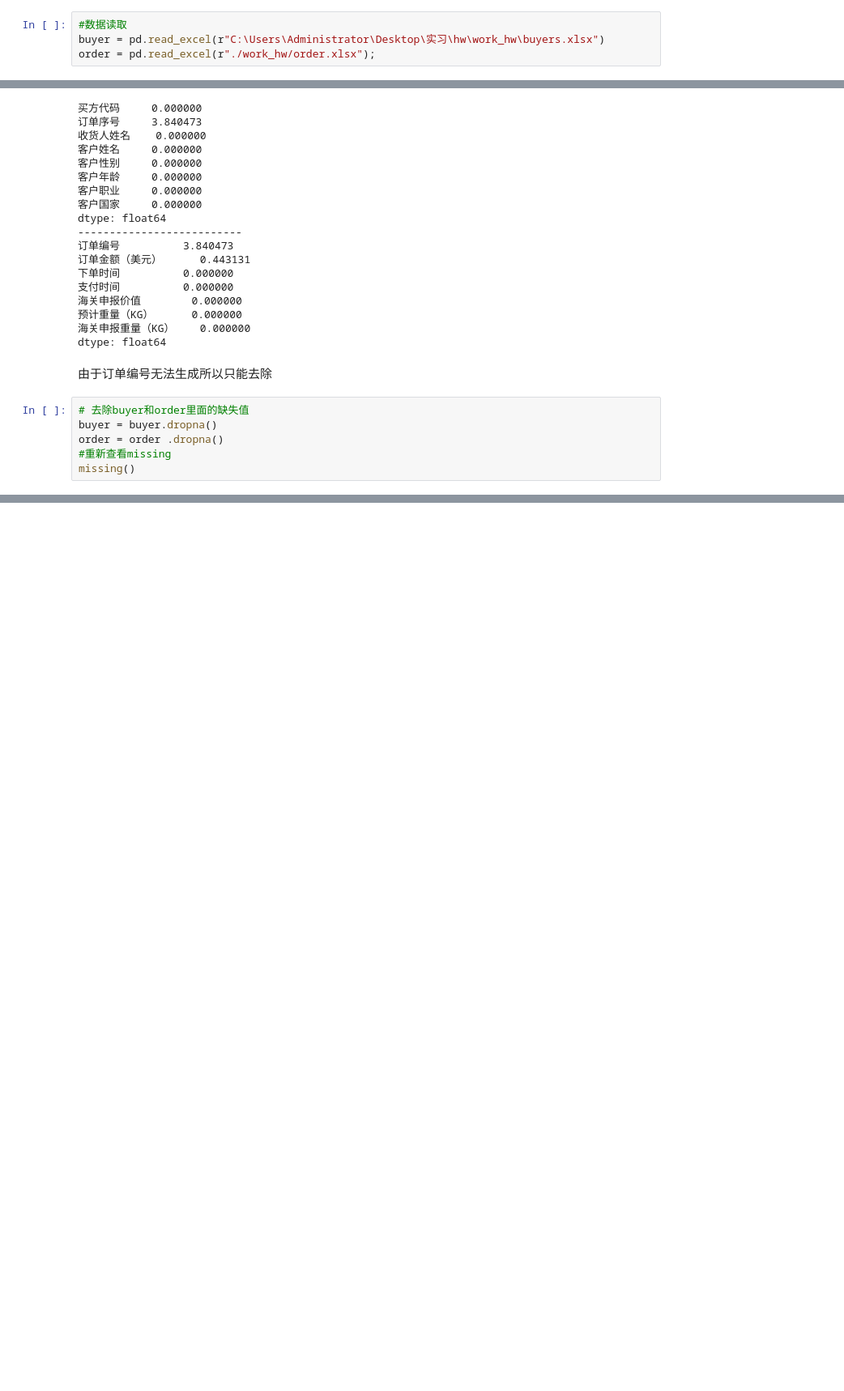
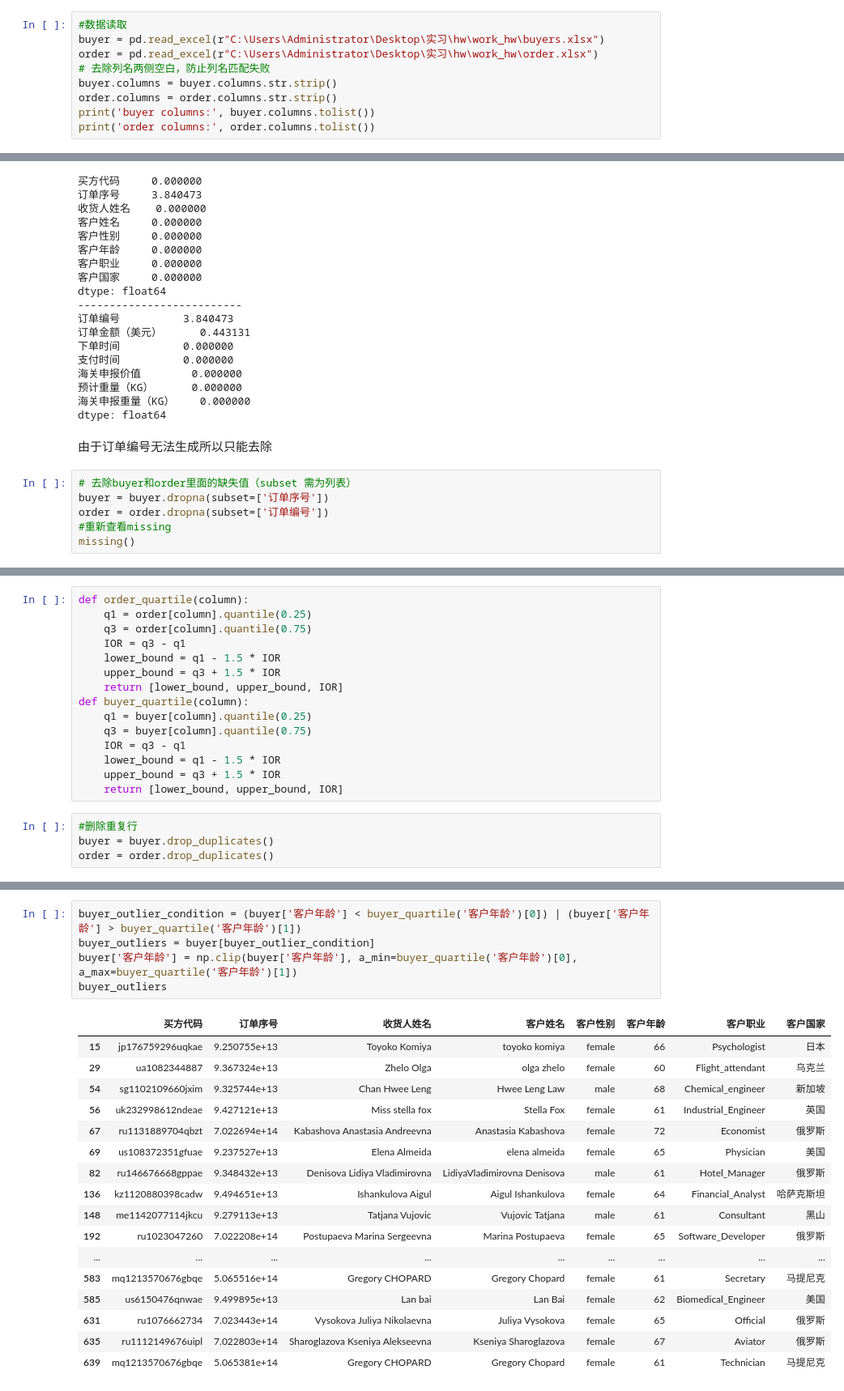
Before and after one commit to 55Curry/rfm_easy, a Jupyter notebook: hw01.ipynb, the cells around one changed output, grey strips where cells are left out. Shown at 81% size. Cells and saved outputs as stored; diff of their text form; blank space fills up the shorter version.

```diff
--- a/hw01.ipynb
+++ b/hw01.ipynb
@@ -5,4 +11,9 @@ import numpy as np
 # %%
 #数据读取
 buyer = pd.read_excel(r"C:\Users\Administrator\Desktop\实习\hw\work_hw\buyers.xlsx")
-order = pd.read_excel(r"./work_hw/order.xlsx");
+order = pd.read_excel(r"C:\Users\Administrator\Desktop\实习\hw\work_hw\order.xlsx")
+# 去除列名两侧空白，防止列名匹配失败
+buyer.columns = buyer.columns.str.strip()
+order.columns = order.columns.str.strip()
+print('buyer columns:', buyer.columns.tolist())
+print('order columns:', order.columns.tolist())
@@ -40,9 +99,9 @@ dtype: float64
 # %% [markdown]
 由于订单编号无法生成所以只能去除
 # %%
-# 去除buyer和order里面的缺失值
-buyer = buyer.dropna()
-order = order .dropna()
+# 去除buyer和order里面的缺失值（subset 需为列表）
+buyer = buyer.dropna(subset=['订单序号'])
+order = order.dropna(subset=['订单编号'])
 #重新查看missing
 missing()
 # %% [output]
@@ -92,0 +156,19 @@ dtype: float64
+# %%
+def order_quartile(column):
+    q1 = order[column].quantile(0.25)
+    q3 = order[column].quantile(0.75)
+    IOR = q3 - q1
+    lower_bound = q1 - 1.5 * IOR
+    upper_bound = q3 + 1.5 * IOR
+    return [lower_bound, upper_bound, IOR]
+def buyer_quartile(column):
+    q1 = buyer[column].quantile(0.25)
+    q3 = buyer[column].quantile(0.75)
+    IOR = q3 - q1
+    lower_bound = q1 - 1.5 * IOR
+    upper_bound = q3 + 1.5 * IOR
+    return [lower_bound, upper_bound, IOR]
+# %%
+#删除重复行
+buyer = buyer.drop_duplicates()
+order = order.drop_duplicates()
@@ -92,0 +198,23 @@ dtype: float64
+# %%
+buyer_outlier_condition = (buyer['客户年龄'] < buyer_quartile('客户年龄')[0]) | (buyer['客户年龄'] > buyer_quartile('客户年龄')[1])
+buyer_outliers = buyer[buyer_outlier_condition]
+buyer['客户年龄'] = np.clip(buyer['客户年龄'], a_min=buyer_quartile('客户年龄')[0], a_max=buyer_quartile('客户年龄')[1])
+buyer_outliers
+# %% [output]
+|  | 买方代码 | 订单序号 | 收货人姓名 | 客户姓名 | 客户性别 | 客户年龄 | 客户职业 | 客户国家 |
+| 15 | jp176759296uqkae | 9.250755e+13 | Toyoko Komiya | toyoko komiya | female | 66 | Psychologist | 日本 |
+| 29 | ua1082344887 | 9.367324e+13 | Zhelo Olga | olga zhelo | female | 60 | Flight_attendant | 乌克兰 |
+| 54 | sg1102109660jxim | 9.325744e+13 | Chan Hwee Leng | Hwee Leng Law | male | 68 | Chemical_engineer | 新加坡 |
+| 56 | uk232998612ndeae | 9.427121e+13 | Miss stella fox | Stella Fox | female | 61 | Industrial_Engineer | 英国 |
+| 67 | ru1131889704qbzt | 7.022694e+14 | Kabashova Anastasia Andreevna | Anastasia Kabashova | female | 72 | Economist | 俄罗斯 |
+| 69 | us108372351gfuae | 9.237527e+13 | Elena Almeida | elena almeida | female | 65 | Physician | 美国 |
+| 82 | ru146676668gppae | 9.348432e+13 | Denisova Lidiya Vladimirovna | LidiyaVladimirovna Denisova | male | 61 | Hotel_Manager | 俄罗斯 |
+| 136 | kz1120880398cadw | 9.494651e+13 | Ishankulova Aigul | Aigul Ishankulova | female | 64 | Financial_Analyst | 哈萨克斯坦 |
+| 148 | me1142077114jkcu | 9.279113e+13 | Tatjana Vujovic | Vujovic Tatjana | male | 61 | Consultant | 黑山 |
+| 192 | ru1023047260 | 7.022208e+14 | Postupaeva Marina Sergeevna | Marina Postupaeva | female | 65 | Software_Developer | 俄罗斯 |
+| ... | ... | ... | ... | ... | ... | ... | ... | ... |
+| 583 | mq1213570676gbqe | 5.065516e+14 | Gregory CHOPARD | Gregory Chopard | female | 61 | Secretary | 马提尼克 |
+| 585 | us6150476qnwae | 9.499895e+13 | Lan bai | Lan Bai | female | 62 | Biomedical_Engineer | 美国 |
+| 631 | ru1076662734 | 7.023443e+14 | Vysokova Juliya Nikolaevna | Juliya Vysokova | female | 65 | Official | 俄罗斯 |
+| 635 | ru1112149676uipl | 7.022803e+14 | Sharoglazova Kseniya Alekseevna | Kseniya Sharoglazova | female | 67 | Aviator | 俄罗斯 |
+| 639 | mq1213570676gbqe | 5.065381e+14 | Gregory CHOPARD | Gregory Chopard | female | 61 | Technician | 马提尼克 |
```
Also changed, not shown: parts of 15 cells of this notebook.
